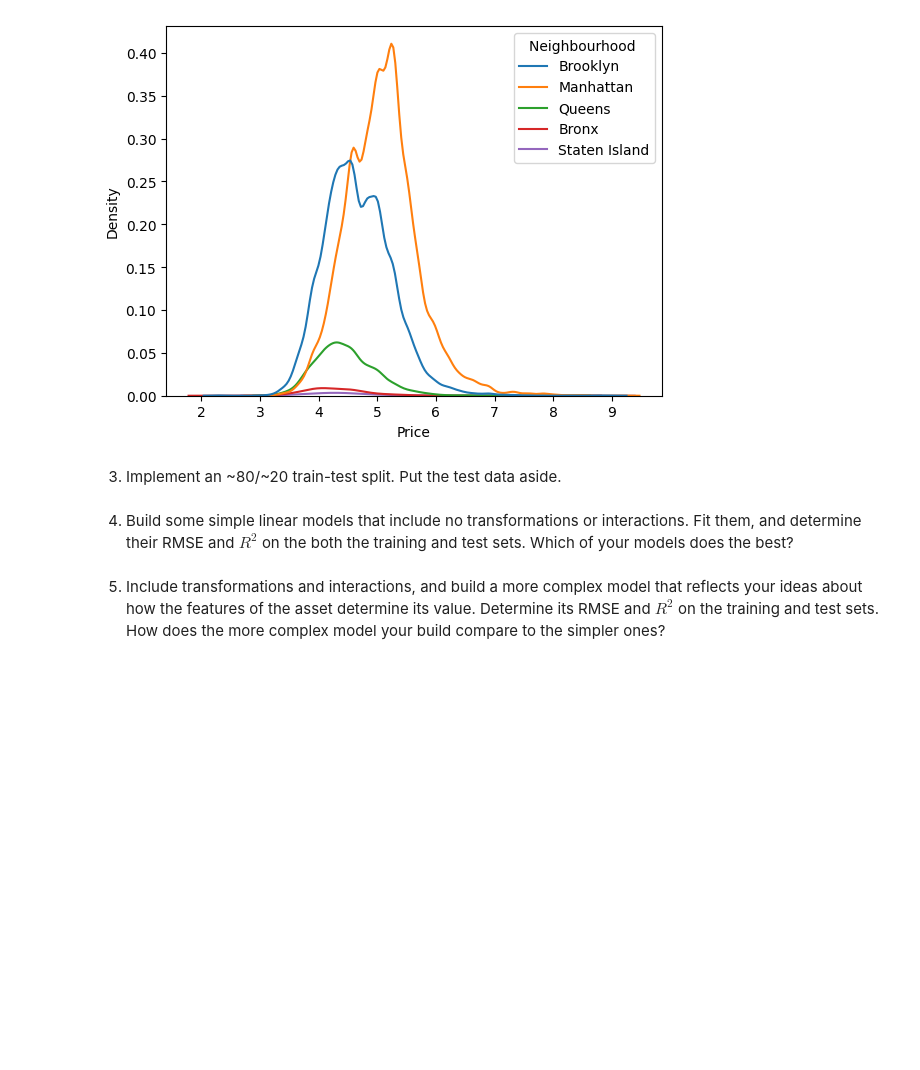
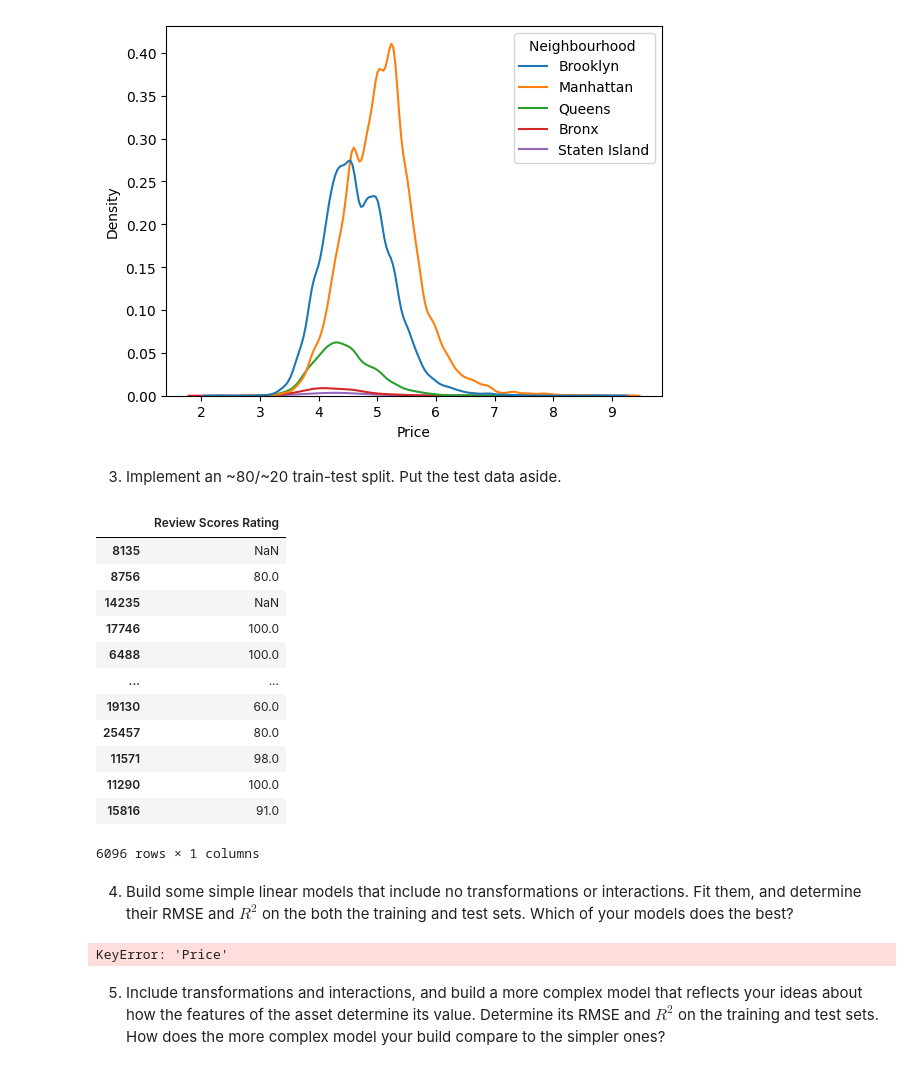
Before and after one commit to laurenwisniewski/DS3001-linearRegression, a Jupyter notebook: 04_hedonic_pricing/04_hedonic_pricing.ipynb, the cells around one changed output. Drawn from its saved outputs; the diff is of its cells as text; code cells hidden in the pictures; blank space fills up the shorter version.

```diff
--- a/04_hedonic_pricing/04_hedonic_pricing.ipynb
+++ b/04_hedonic_pricing/04_hedonic_pricing.ipynb
@@ -25,5 +25,6 @@ airbnb_data.head()
 # %%
 price = airbnb_data['Price']
 price = price.str.replace(',','') # Replace commas with nothing
+price = price.str.replace('$','') # Replace dollar signs with nothing
 price = pd.to_numeric(price,errors='coerce') # Typecast price to float/numeric
 airbnb_data['Price'] = price
@@ -48,8 +43,48 @@ plt.show()
 [figure]
 # %% [markdown]
 3. Implement an ~80/~20 train-test split. Put the test data aside.
+# %%
+from sklearn import linear_model
+from sklearn.model_selection import train_test_split
+
+y = airbnb_data['Price']
+X = airbnb_data.loc[:,['Review Scores Rating'] ]
+X_train, X_test, y_train, y_test = train_test_split(X, y, # Feature and target variables
+                            test_size = .2, # Split the sample 80 train/ 20 test
+                            random_state = 100) # For replication purposes
+
+X_test
+# %% [output]
+|  | Review Scores Rating |
+| 8135 | NaN |
+| 8756 | 80.0 |
+| 14235 | NaN |
+| 17746 | 100.0 |
+| 6488 | 100.0 |
+| ... | ... |
+| 19130 | 60.0 |
+| 25457 | 80.0 |
+| 11571 | 98.0 |
+| 11290 | 100.0 |
+| 15816 | 91.0 |
+6096 rows × 1 columns
 # %% [markdown]
 4. Build some simple linear models that include no transformations or interactions. Fit them, and determine their RMSE and $R^2$ on the both the training and test sets. Which of your models does the best?
+# %%
+Z_train = pd.get_dummies(X_train['Price'], dtype='int')
+Z_test = pd.get_dummies(X_test['Review Scores Rating'], dtype='int')
+
+reg = linear_model.LinearRegression(fit_intercept=False).fit(Z_train,y_train) # Run regression
+
+y_hat = reg.predict(Z_test)
+print('Rsq: ', reg.score(Z_test,y_test)) # R2
+rmse = np.sqrt( np.mean( (y_test - y_hat)**2 ))
+print('RMSE: ', rmse) # R2
+
+results = pd.DataFrame({'variable':reg.feature_names_in_, 'coefficient': reg.coef_}) # Regression coefficients
+results
+# %% [output]
+KeyError: 'Price'
 # %% [markdown]
 5. Include transformations and interactions, and build a more complex model that reflects your ideas about how the features of the asset determine its value. Determine its RMSE and $R^2$ on the training and test sets. How does the more complex model your build compare to the simpler ones?
 # %% [markdown]
```
Also changed, not shown: parts of 1 cell of this notebook.
